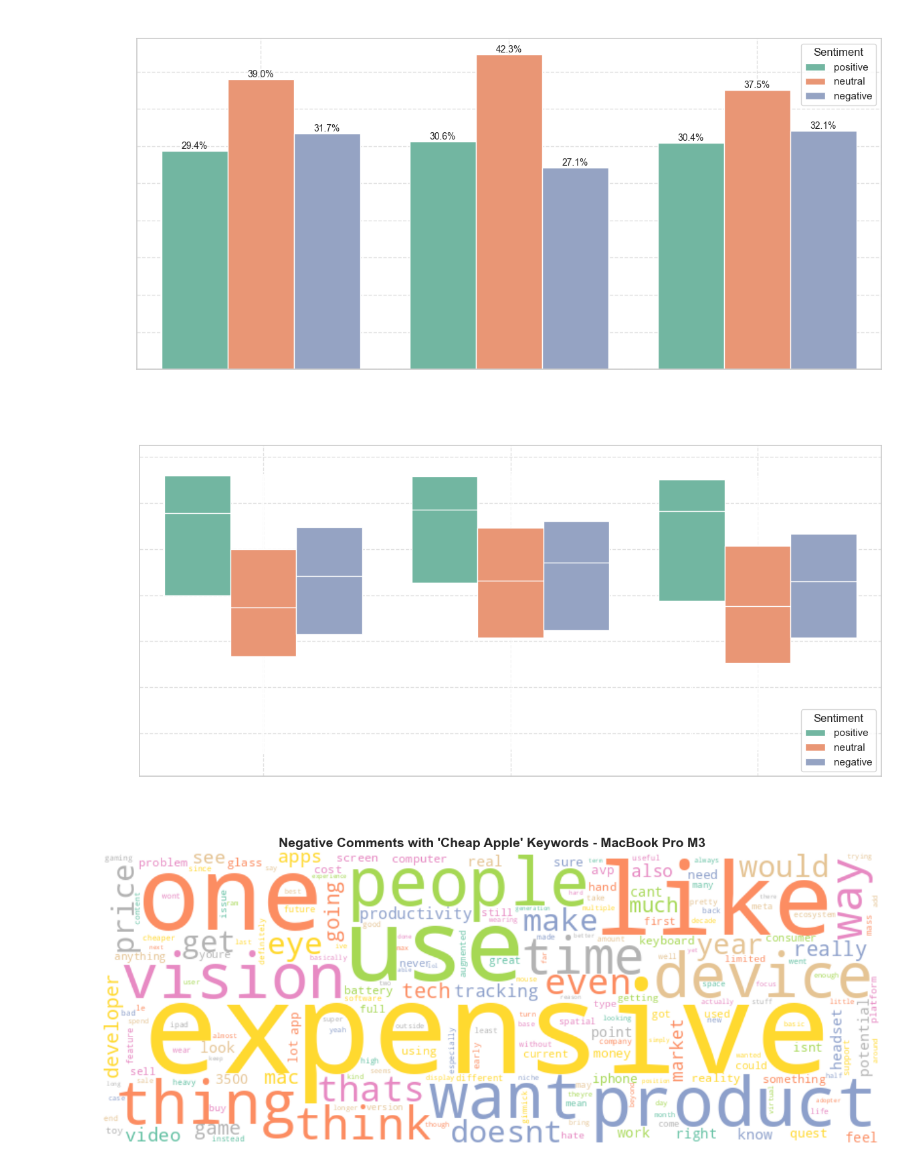
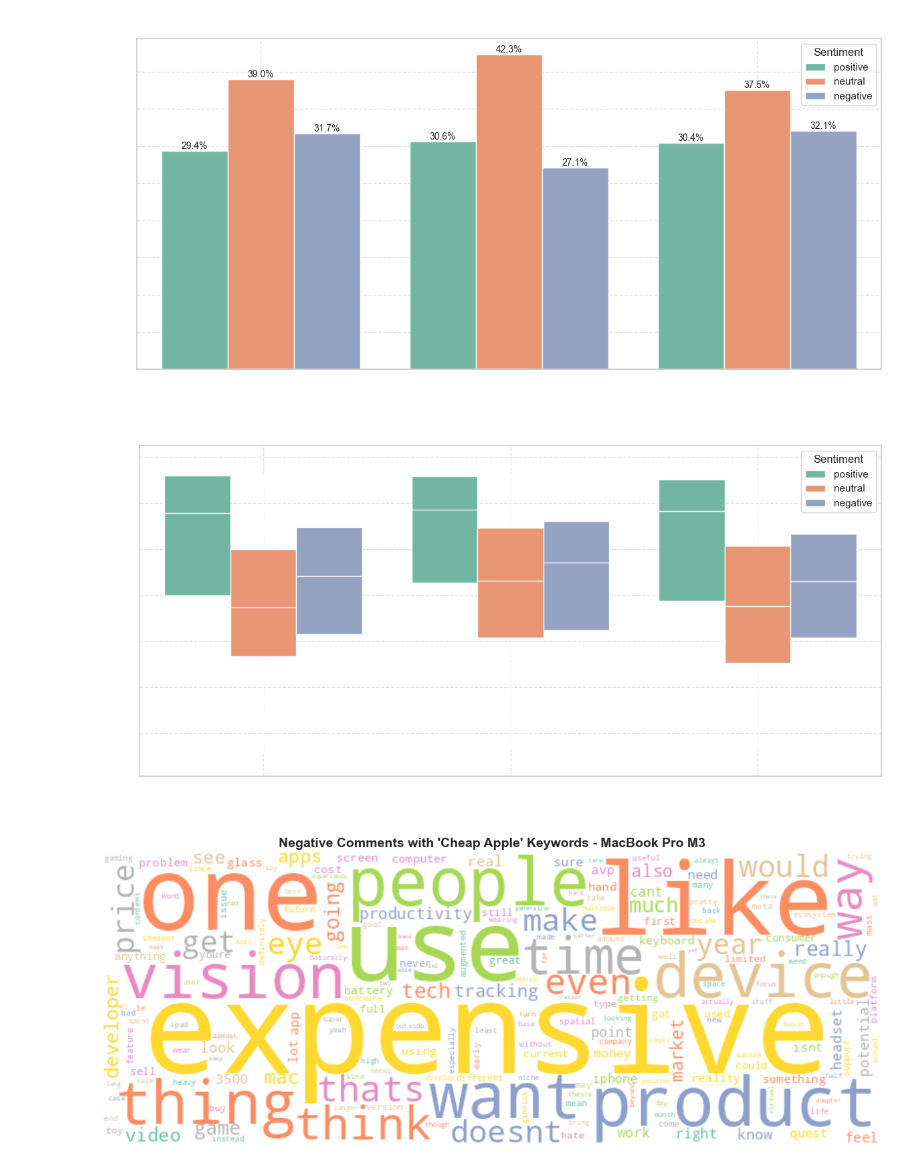
Before and after one commit to SergioCuencaNunez/asw-labs, a Jupyter notebook: project/project.ipynb, the cells around one changed output. Cells and saved outputs as stored; diff of their text form; code cells hidden in the pictures.

```diff
--- a/project/project.ipynb
+++ b/project/project.ipynb
@@ -2526,28 +2526,28 @@ plt.show()
 # %%
 # Average sentiment score per brand
 fig = plt.figure(figsize=(12, 6), facecolor='none')
 ax = fig.add_subplot(111)
 sns.boxplot(data=all_ar_glasses,x="brand", y="sentiment_score", hue="sentiment_label", palette="Set2", ax=ax)
 for artist in ax.artists:
     artist.set_edgecolor("white")
 for line in ax.lines:
     line.set_color("white")
     if line.get_marker() != 'None':
         line.set_markeredgecolor("white")
 for patch in ax.patches:
     patch.set_edgecolor("white")
 ax.set_title("Sentiment Score Distribution by Brand", fontsize=14, weight="bold", color="white")
 ax.set_ylabel("Sentiment Score (0-1)", color="white")
 ax.set_xlabel("Brand", color="white")
 ax.grid(linestyle="--", alpha=0.6)
 ax.tick_params(axis='x', colors='white')
 ax.tick_params(axis='y', colors='white')
-ax.legend(title="Sentiment", loc='lower right')
+ax.legend(title="Sentiment", loc='upper right')
 ax.set_facecolor('none')
 plt.tight_layout()
 plt.show()
 # %% [output]
-[figure, old version]
+[figure, new version]
 # %%
 from collections import Counter
 from wordcloud import WordCloud
```
Also changed, not shown: parts of 2 cells of this notebook, 2 other files.
